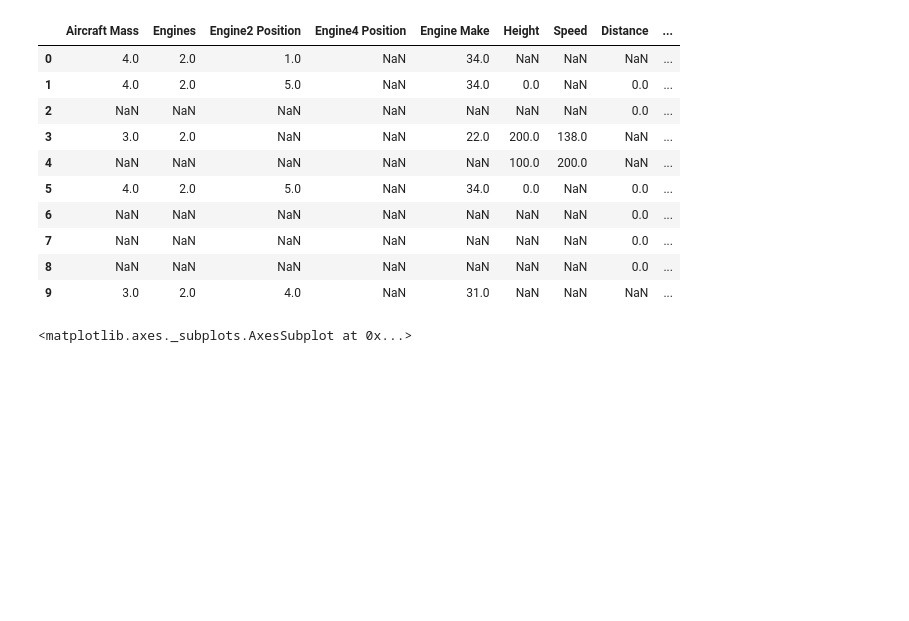
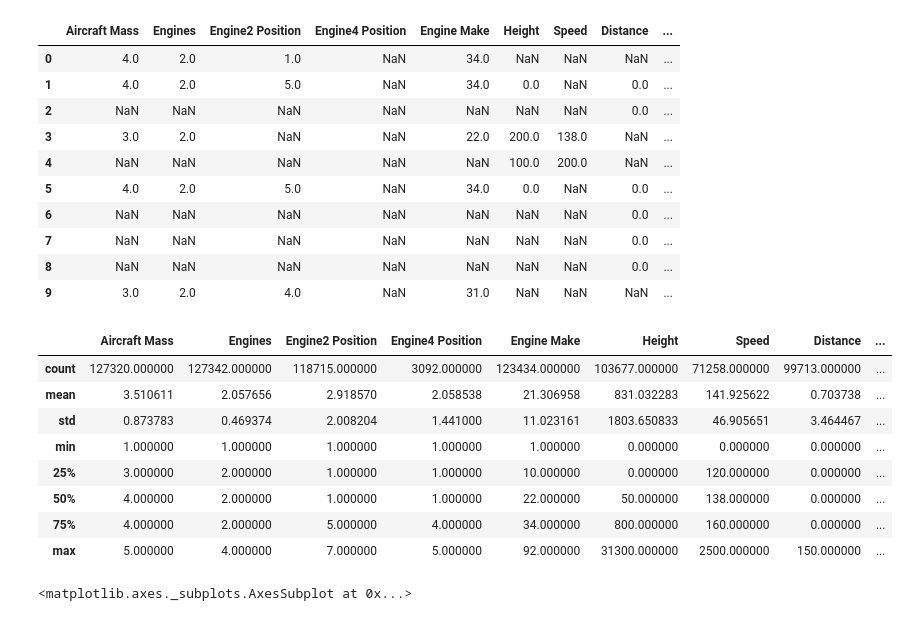
Before and after one commit to rekuantsun/PTDL-Python, a Jupyter notebook: Pandas_4.ipynb, the cells around one changed output. Drawn from its saved outputs; the diff is of its cells as text; code cells hidden in the pictures; blank space fills up the shorter version.

```diff
--- a/Pandas_4.ipynb
+++ b/Pandas_4.ipynb
@@ -86,6 +86,18 @@ df1.head(10)
 | 7 | NaN | NaN | NaN | NaN | NaN | NaN | NaN | 0.0 | ... |
 | 8 | NaN | NaN | NaN | NaN | NaN | NaN | NaN | 0.0 | ... |
 | 9 | 3.0 | 2.0 | 4.0 | NaN | 31.0 | NaN | NaN | NaN | ... |
+# %%
+df1.describe()
+# %% [output]
+|  | Aircraft Mass | Engines | Engine2 Position | Engine4 Position | Engine Make | Height | Speed | Distance | ... |
+| count | 127320.000000 | 127342.000000 | 118715.000000 | 3092.000000 | 123434.000000 | 103677.000000 | 71258.000000 | 99713.000000 | ... |
+| mean | 3.510611 | 2.057656 | 2.918570 | 2.058538 | 21.306958 | 831.032283 | 141.925622 | 0.703738 | ... |
+| std | 0.873783 | 0.469374 | 2.008204 | 1.441000 | 11.023161 | 1803.650833 | 46.905651 | 3.464467 | ... |
+| min | 1.000000 | 1.000000 | 1.000000 | 1.000000 | 1.000000 | 0.000000 | 0.000000 | 0.000000 | ... |
+| 25% | 3.000000 | 2.000000 | 1.000000 | 1.000000 | 10.000000 | 0.000000 | 120.000000 | 0.000000 | ... |
+| 50% | 4.000000 | 2.000000 | 1.000000 | 1.000000 | 22.000000 | 50.000000 | 138.000000 | 0.000000 | ... |
+| 75% | 4.000000 | 2.000000 | 5.000000 | 4.000000 | 34.000000 | 800.000000 | 160.000000 | 0.000000 | ... |
+| max | 5.000000 | 4.000000 | 7.000000 | 5.000000 | 92.000000 | 31300.000000 | 2500.000000 | 150.000000 | ... |
 # %%
 df1.boxplot('Aircraft Mass')
 # %% [output]
```
